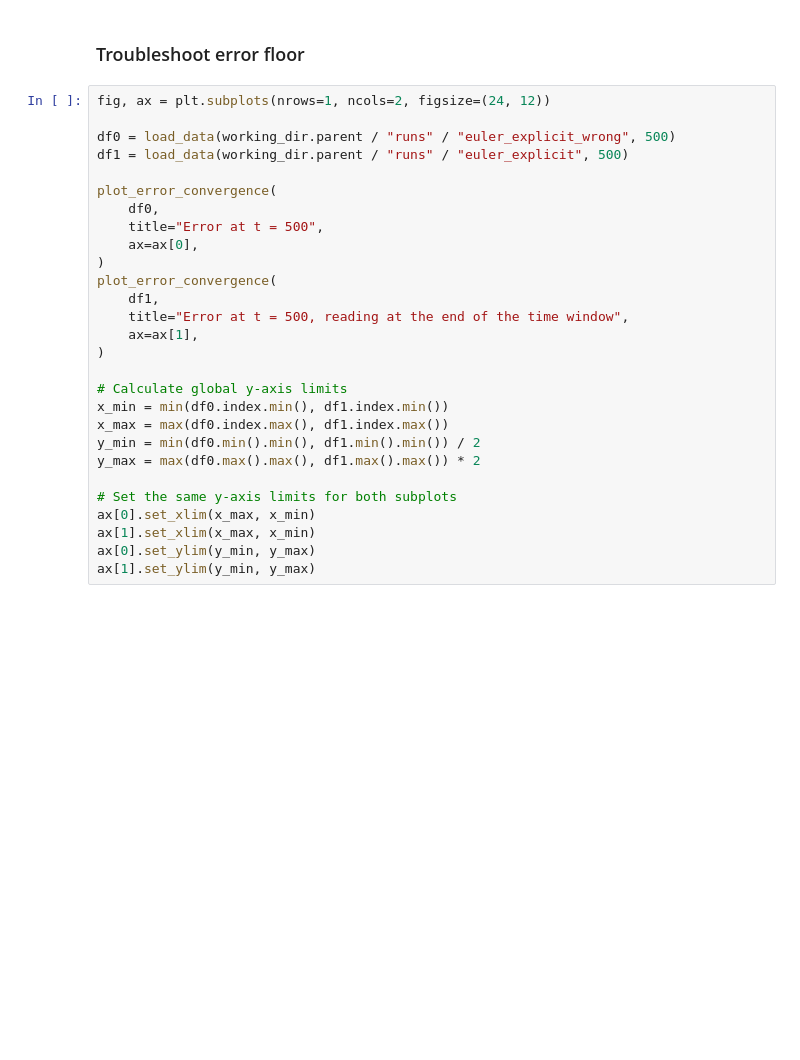
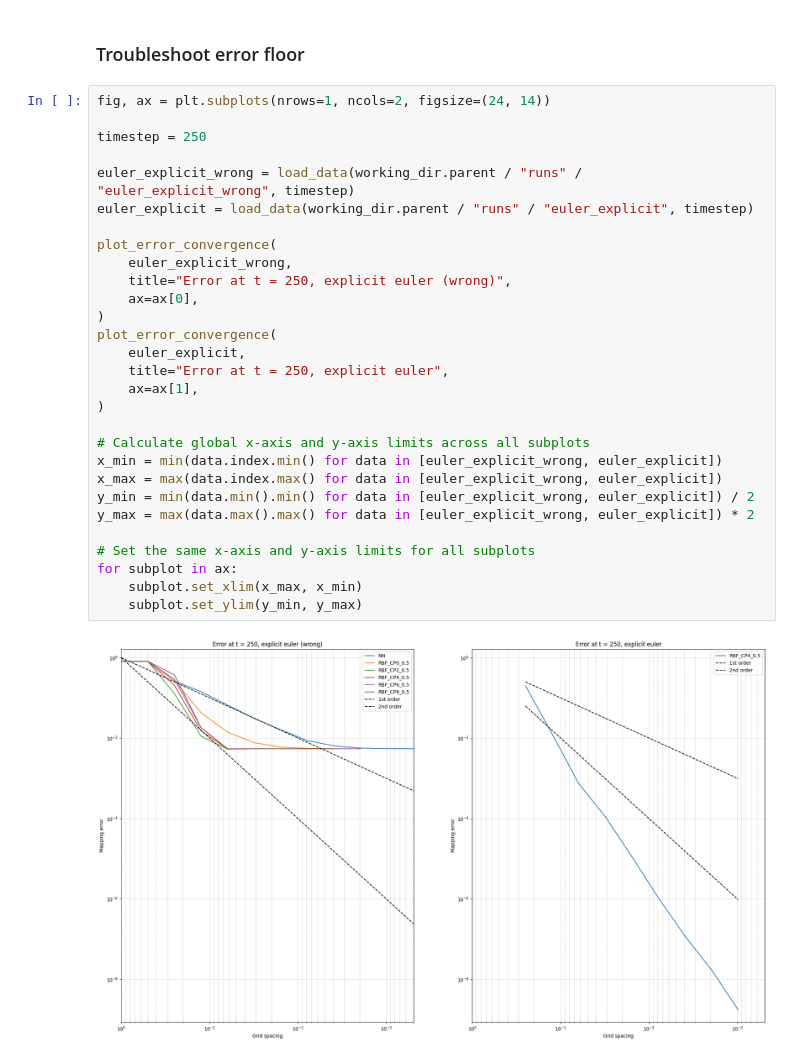
Before and after one commit to r-walloner/Flexible-mesh-particle-coupling-with-preCICE, a Jupyter notebook: deal.II-example-step-68-with-preCICE/postprocressing/mapping_error_over_grid_spacing.ipynb, the cells around one changed output. Saved outputs shown, nothing was run; the diff lists cells and outputs as text; blank space fills up the shorter version.

```diff
--- a/deal.II-example-step-68-with-preCICE/postprocressing/mapping_error_over_grid_spacing.ipynb
+++ b/deal.II-example-step-68-with-preCICE/postprocressing/mapping_error_over_grid_spacing.ipynb
@@ -151,30 +151,33 @@ plot_error_convergence(df, "Error at t = 500")
 # %% [markdown]
 ### Troubleshoot error floor
 # %%
-fig, ax = plt.subplots(nrows=1, ncols=2, figsize=(24, 12))
+fig, ax = plt.subplots(nrows=1, ncols=2, figsize=(24, 14))
 
-df0 = load_data(working_dir.parent / "runs" / "euler_explicit_wrong", 500)
-df1 = load_data(working_dir.parent / "runs" / "euler_explicit", 500)
+timestep = 250
+
+euler_explicit_wrong = load_data(working_dir.parent / "runs" / "euler_explicit_wrong", timestep)
+euler_explicit = load_data(working_dir.parent / "runs" / "euler_explicit", timestep)
 
 plot_error_convergence(
-    df0,
-    title="Error at t = 500",
+    euler_explicit_wrong,
+    title="Error at t = 250, explicit euler (wrong)",
     ax=ax[0],
 )
 plot_error_convergence(
-    df1,
-    title="Error at t = 500, reading at the end of the time window",
+    euler_explicit,
+    title="Error at t = 250, explicit euler",
     ax=ax[1],
 )
 
-# Calculate global y-axis limits
-x_min = min(df0.index.min(), df1.index.min())
-x_max = max(df0.index.max(), df1.index.max())
-y_min = min(df0.min().min(), df1.min().min()) / 2
-y_max = max(df0.max().max(), df1.max().max()) * 2
+# Calculate global x-axis and y-axis limits across all subplots
+x_min = min(data.index.min() for data in [euler_explicit_wrong, euler_explicit])
+x_max = max(data.index.max() for data in [euler_explicit_wrong, euler_explicit])
+y_min = min(data.min().min() for data in [euler_explicit_wrong, euler_explicit]) / 2
+y_max = max(data.max().max() for data in [euler_explicit_wrong, euler_explicit]) * 2
 
-# Set the same y-axis limits for both subplots
-ax[0].set_xlim(x_max, x_min)
-ax[1].set_xlim(x_max, x_min)
-ax[0].set_ylim(y_min, y_max)
-ax[1].set_ylim(y_min, y_max)
+# Set the same x-axis and y-axis limits for all subplots
+for subplot in ax:
+    subplot.set_xlim(x_max, x_min)
+    subplot.set_ylim(y_min, y_max)
+# %% [output]
+[figure, added]
```
Also changed, not shown: parts of 3 cells of this notebook, 1 other file.
